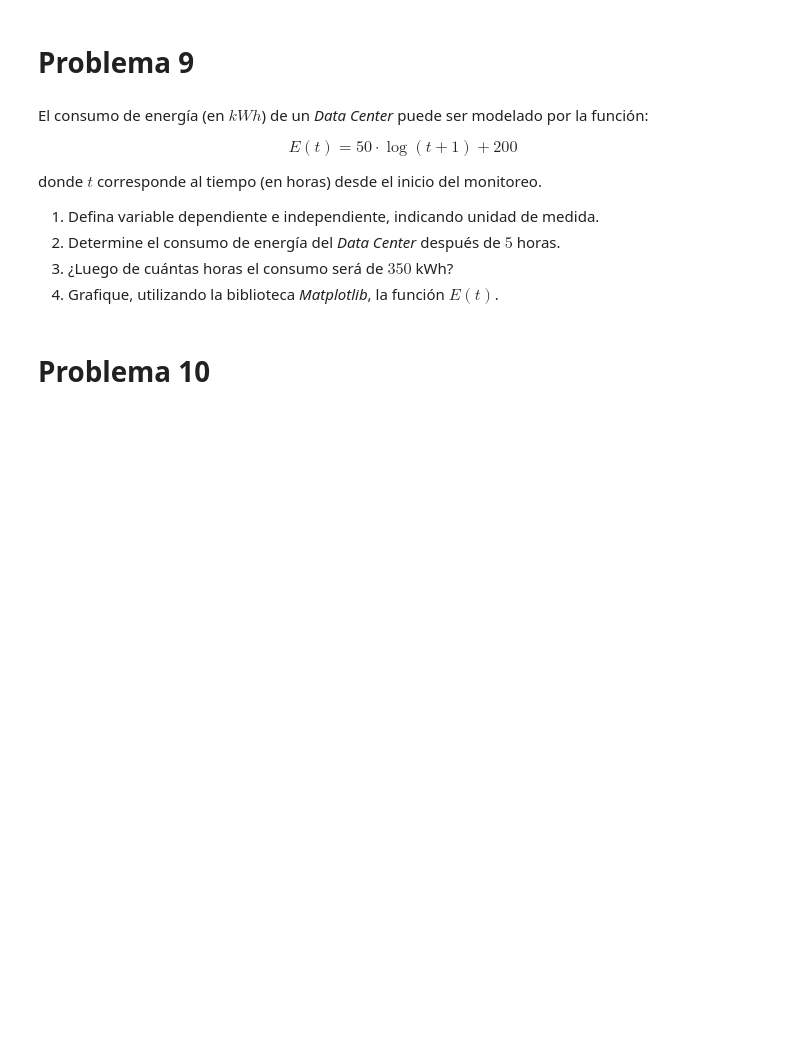
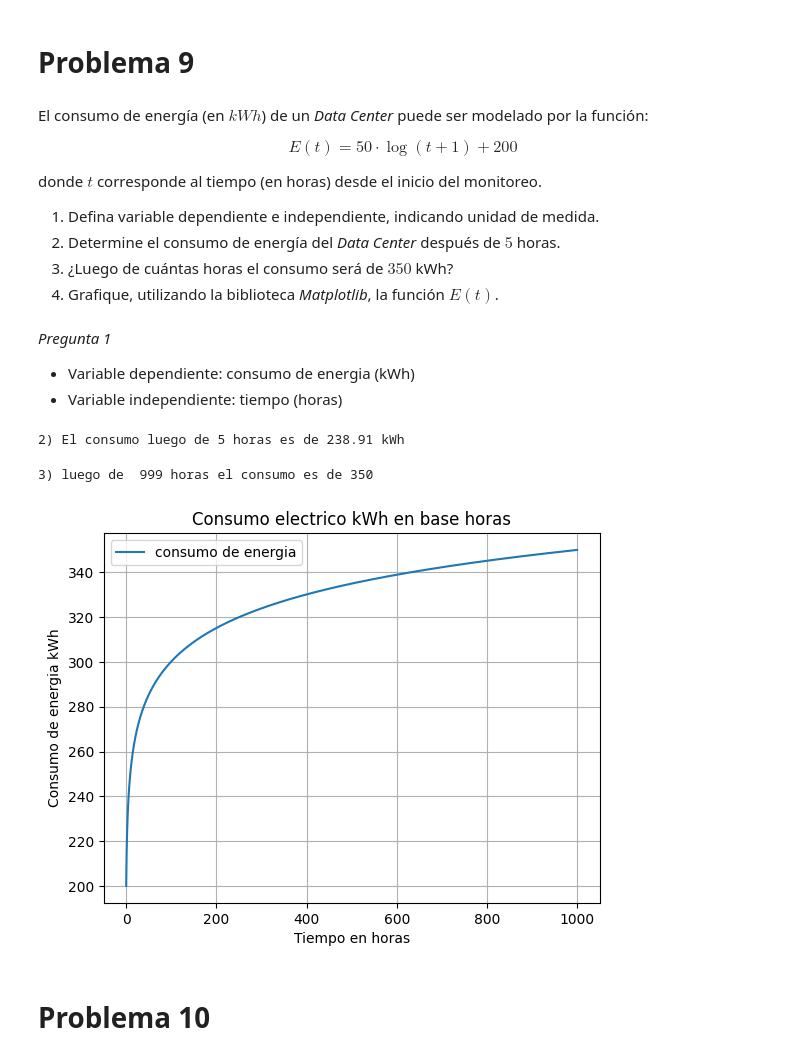
Before and after one commit to nicolasandovalm-svg/ejerciciosPython2026, a Jupyter notebook: Matematica Aplicada/G1_Funciones.ipynb, the cells around one changed output. Saved outputs shown, nothing was run; the diff lists cells and outputs as text; code cells hidden in the pictures; blank space fills up the shorter version.

```diff
--- a/Matematica Aplicada/G1_Funciones.ipynb
+++ b/Matematica Aplicada/G1_Funciones.ipynb
@@ -319,6 +319,54 @@ donde $t$ corresponde al tiempo (en horas) desde el inicio del monitoreo.
 2. Determine el consumo de energía del *Data Center* después de $5$ horas.
 3. ¿Luego de cuántas horas el consumo será de $350$ kWh?
 4. Grafique, utilizando la biblioteca *Matplotlib*, la función $E(t)$.
+# %% [markdown]
+*Pregunta 1*
+* Variable dependiente: consumo de energia (kWh)
+* Variable independiente: tiempo (horas)
+# %%
+import numpy as np
+def E(t):
+    return 50 * np.log10(t + 1)+ 200
+
+print(f"2) El consumo luego de 5 horas es de {round(E(5),2)} kWh")
+# %% [output]
+2) El consumo luego de 5 horas es de 238.91 kWh
+# %%
+import numpy as np
+from scipy.optimize import fsolve
+
+def E(t):
+    return 50 * np.log10(t + 1)+ 200
+
+#Definir la nueva función igualando a cero
+def f(x):
+    return E(x)- 350
+
+
+#Valor/es inicial/es de la aproximación
+x = np.linspace(0,10,1)
+solucion = fsolve(f, x)
+
+print(f'3) luego de  {round(solucion[0])} horas el consumo es de 350')
+# %% [output]
+3) luego de  999 horas el consumo es de 350
+# %%
+import numpy as np
+import matplotlib.pyplot as plt
+
+def E(t):
+    return 50 * np.log10(t + 1)+ 200
+
+x = np.arange(0,1000,0.1)
+plt.plot(x, E(x), label = 'consumo de energia')
+plt.title('Consumo electrico kWh en base horas') #VD EN FUNCION DE VI
+plt.xlabel('Tiempo en horas') #VI
+plt.ylabel('Consumo de energia kWh') #VD
+plt.grid()
+plt.legend()
+plt.show()
+# %% [output]
+[figure, added]
 # %% [markdown]
 # Problema 10
 # %% [markdown]
```
